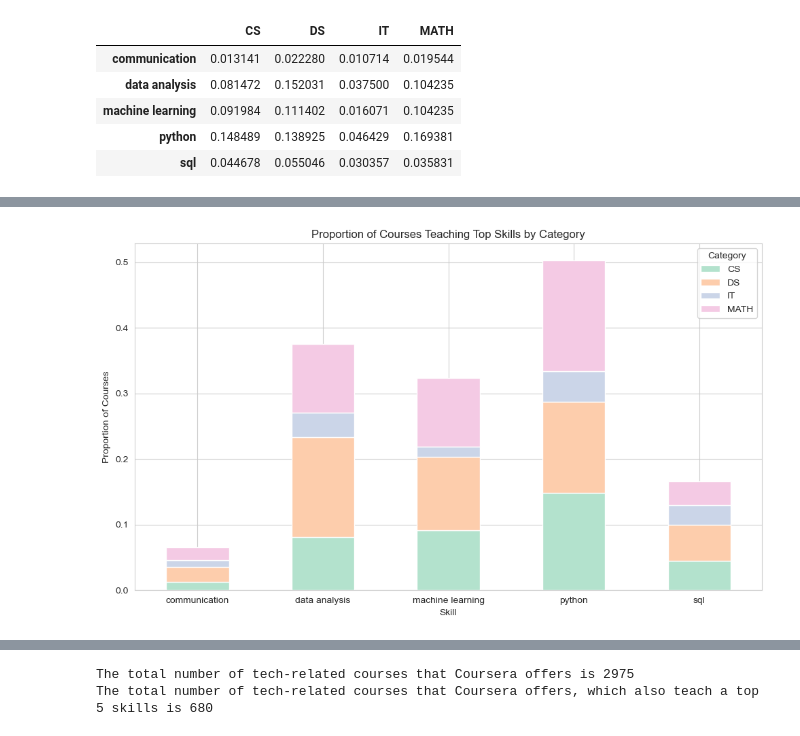
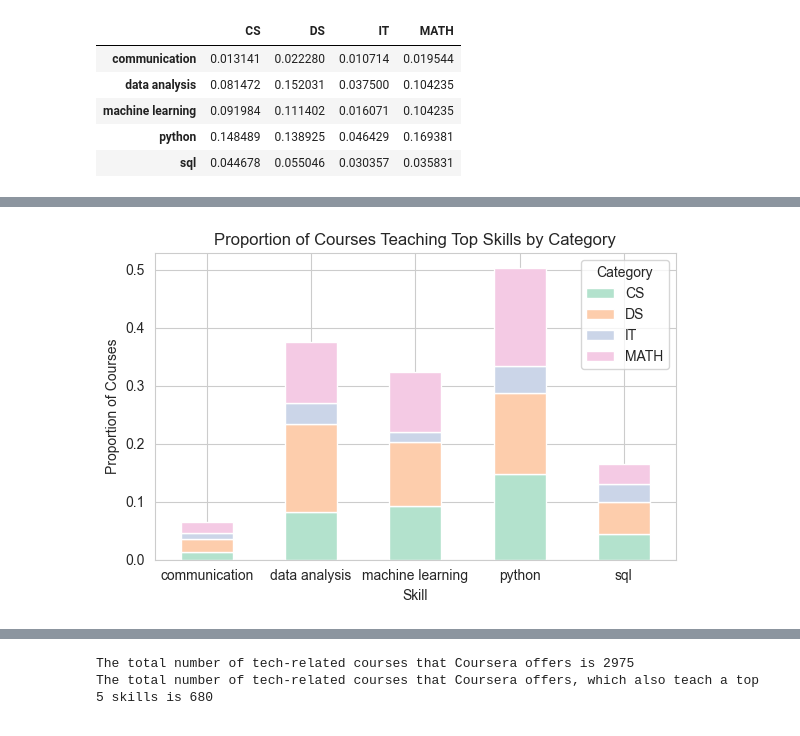
Before and after one commit to charvishukla/linkedIn-job-skills-coursera-analysis, a Jupyter notebook: EDACheckpoint_Group050_WI24.ipynb, the cells around one changed output, grey strips where cells are left out. Saved outputs shown, nothing was run; the diff lists cells and outputs as text; code cells hidden in the pictures.

```diff
--- a/EDACheckpoint_Group050_WI24.ipynb
+++ b/EDACheckpoint_Group050_WI24.ipynb
@@ -573,12 +573,12 @@ skill_proportions_df
 # %%
 plot_colors = plt.cm.Pastel2.colors[:4]
-skill_proportions_df.plot(kind='bar', stacked=True, figsize=(10, 6), color=plot_colors)
+skill_proportions_df.plot(kind='bar', stacked=True, figsize=(6, 4), color=plot_colors)
 plt.title('Proportion of Courses Teaching Top Skills by Category')
 plt.xlabel('Skill')
 plt.ylabel('Proportion of Courses')
 plt.xticks(rotation=360)
 plt.legend(title='Category')
 plt.tight_layout()
 plt.show()
 # %% [output]
-[figure, old version]
+[figure, new version]
```
Also changed, not shown: parts of 25 cells of this notebook.
